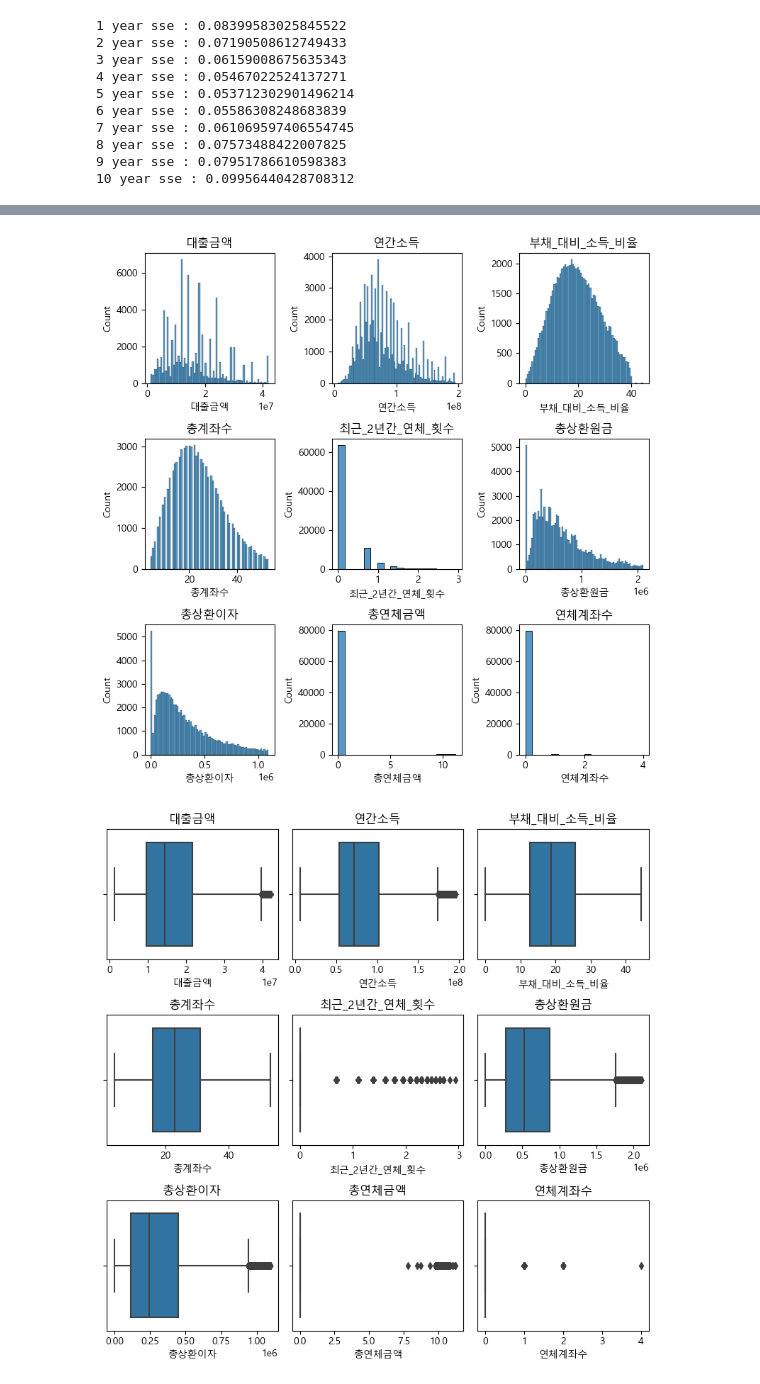
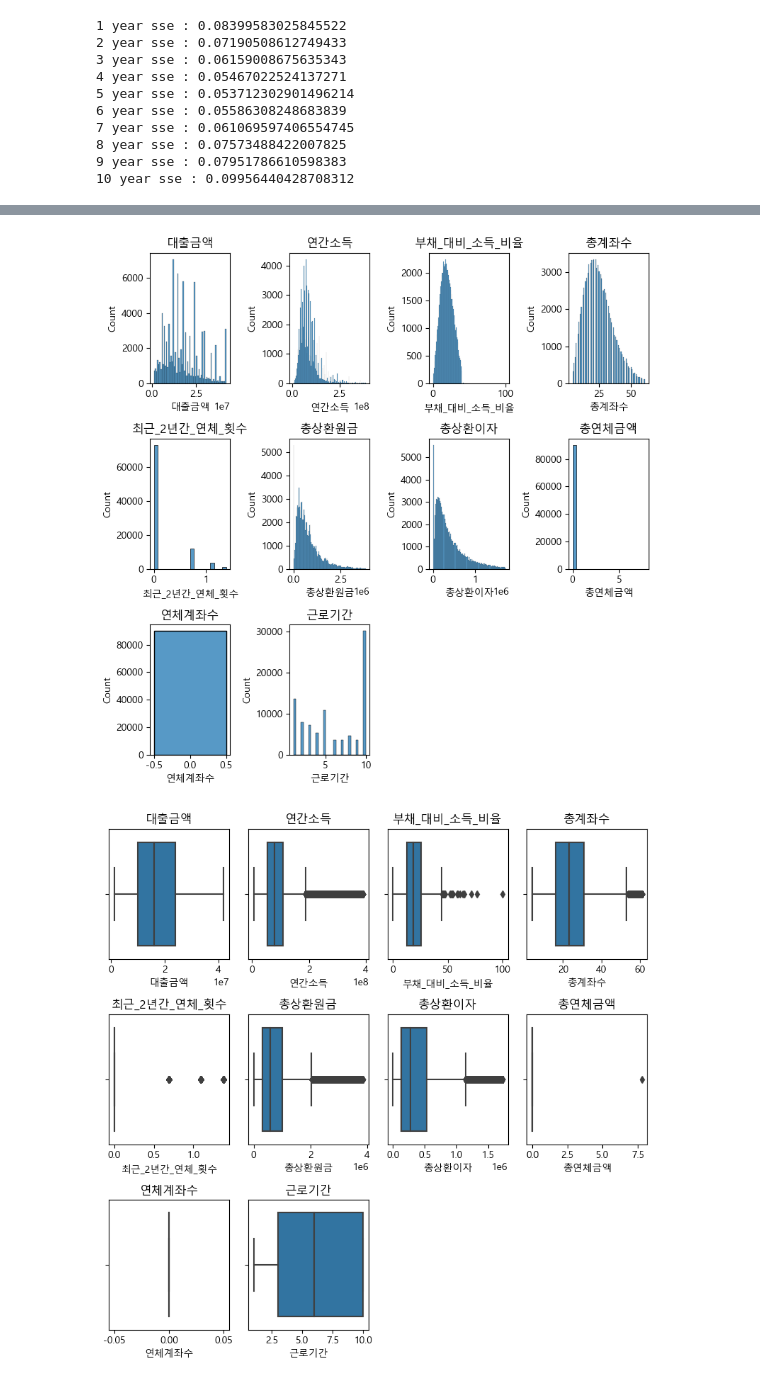
Before and after one commit to persuade39/project, a Jupyter notebook: EDA_preprocessing copy.ipynb, the cells around one changed output, grey strips where cells are left out. Saved outputs shown, nothing was run; the diff lists cells and outputs as text; code cells hidden in the pictures.

```diff
--- a/EDA_preprocessing copy.ipynb
+++ b/EDA_preprocessing copy.ipynb
@@ -354,7 +138,7 @@ def get_3_box(data:pd.DataFrame, columns:list):
 
     for i, col in enumerate(columns):
         # 서브플롯 위치 설정
-        plt.subplot(3, 3, i + 1)
+        plt.subplot(3, 4, i + 1)
         # 히스토그램 그리기
         sns.boxplot(data[col])
         plt.title(col)
@@ -363,5 +147,5 @@ def get_3_box(data:pd.DataFrame, columns:list):
     plt.tight_layout()
     plt.show()
 
-get_3_box(df, numeric_col)
+get_3_box(df_simple, numeric_col)
 # %% [output]
@@ -369,27 +153,24 @@ get_3_box(df, numeric_col)
-# %%
-iqr_processing = ['부채_대비_소득_비율', '연간소득', '총상환원금', '총상환이자', '총계좌수']
-
-for col in iqr_processing:
-    Q1 = df[col].quantile(0.25)
-    Q3 = df[col].quantile(0.75)
-    IQR = Q3 - Q1
-
-    upper = Q3 + 1.5 * IQR
-    lower = Q1 - 1.5 * IQR
-
-    condition = (df[col] <= upper) & (df[col] >= lower)
-
-    df = df[condition]
+# %%
+def remove_outliers(train_df, col, threshold=3):
+    mean = np.mean(train_df[col])
+    std_dev = np.std(train_df[col])
+    lower_bound = mean - threshold * std_dev
+    upper_bound = mean + threshold * std_dev
+    train_df= train_df[(train_df[col] >= lower_bound) & (train_df[col] <= upper_bound)]
+    return train_df
+
+for col in numeric_col:
+    df_simple = remove_outliers(df_simple, col, threshold=3)
 # %%
 log_processing = ['최근_2년간_연체_횟수', '총연체금액']
 
 for col in log_processing:
-    df[col] = np.log1p(df[col])
+    df_simple[col] = np.log1p(df_simple[col])
 # %%
-get_3_hist(df, numeric_col)
+get_3_hist(df_simple, numeric_col)
 # %% [output]
-[figure, old version]
+[figure, new version]
 # %%
-get_3_box(df, numeric_col)
+get_3_box(df_simple, numeric_col)
 # %% [output]
-[figure, old version]
+[figure, new version]
```
Also changed, not shown: parts of 94 cells of this notebook, 1 other file.
